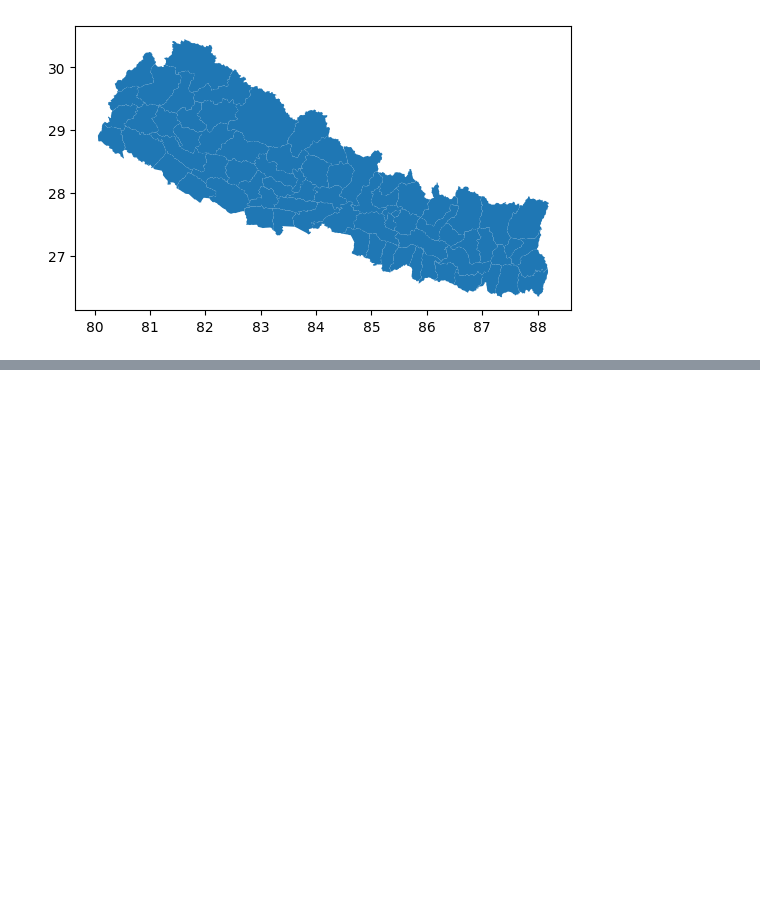
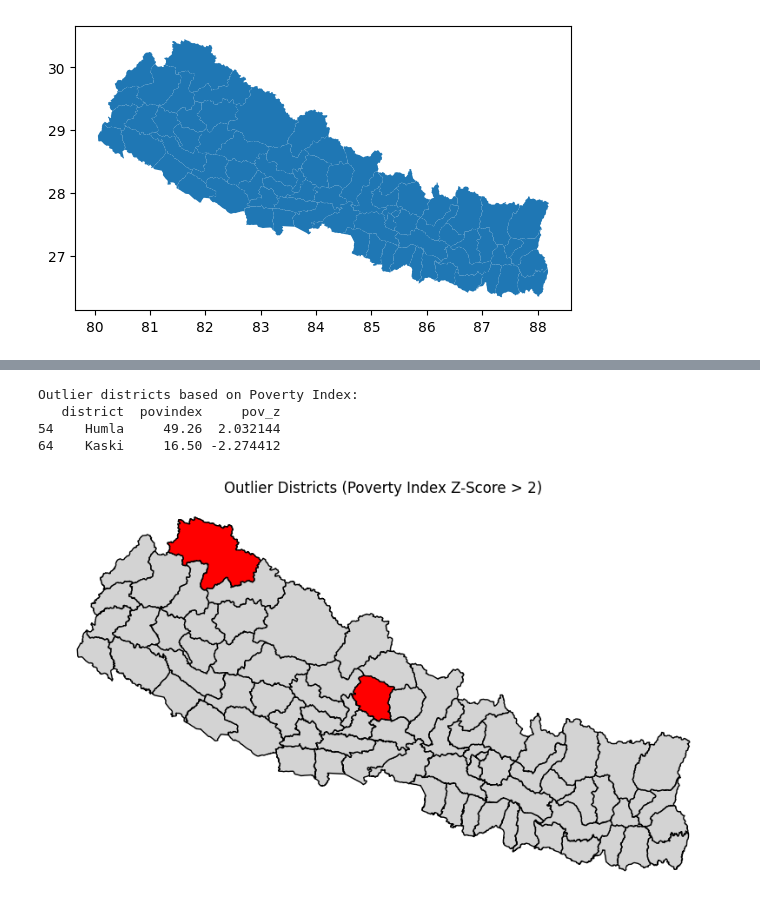
Before and after one commit to veronhoxha/health-poverty-and-education-indicators-for-nepal-districts, a Jupyter notebook: notebook.ipynb, the cells around one changed output, grey strips where cells are left out. Saved outputs shown, nothing was run; the diff lists cells and outputs as text; code cells hidden in the pictures; blank space fills up the shorter version.

```diff
--- a/notebook.ipynb
+++ b/notebook.ipynb
@@ -100,0 +170,21 @@ plt.show()
+# %%
+# identifying outliers for povindex per district
+gdf["pov_z"] = zscore(gdf["povindex"])
+
+outliers = gdf[abs(gdf["pov_z"]) > 2]
+
+print("Outlier districts based on Poverty Index:")
+print(outliers[["district", "povindex", "pov_z"]])
+
+fig, ax = plt.subplots(figsize=(10,8))
+gdf.plot(ax=ax, color="lightgray", edgecolor="black")
+outliers.plot(ax=ax, color="red", edgecolor="black")
+ax.set_title("Outlier Districts (Poverty Index Z-Score > 2)")
+ax.axes.set_axis_off()
+plt.show()
+# %% [output]
+Outlier districts based on Poverty Index:
+   district  povindex     pov_z
+54    Humla     49.26  2.032144
+64    Kaski     16.50 -2.274412
+[figure, added]
```
Also changed, not shown: parts of 11 cells of this notebook.
